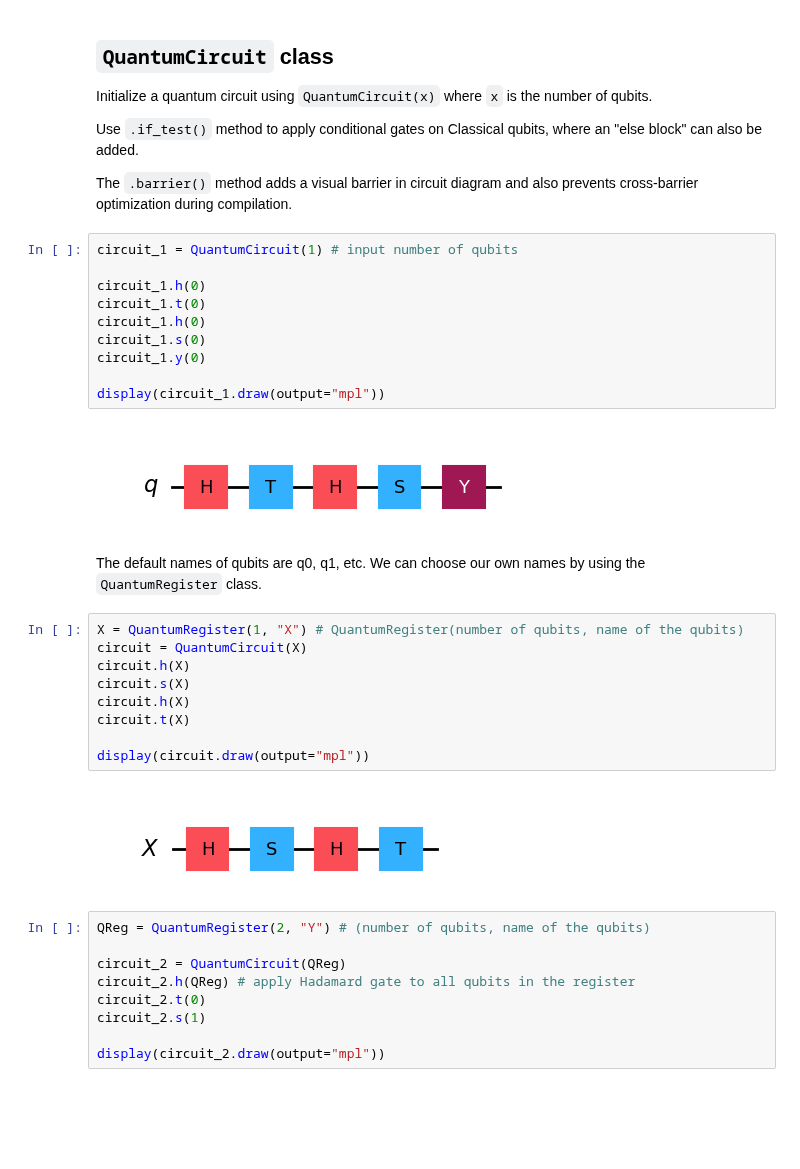
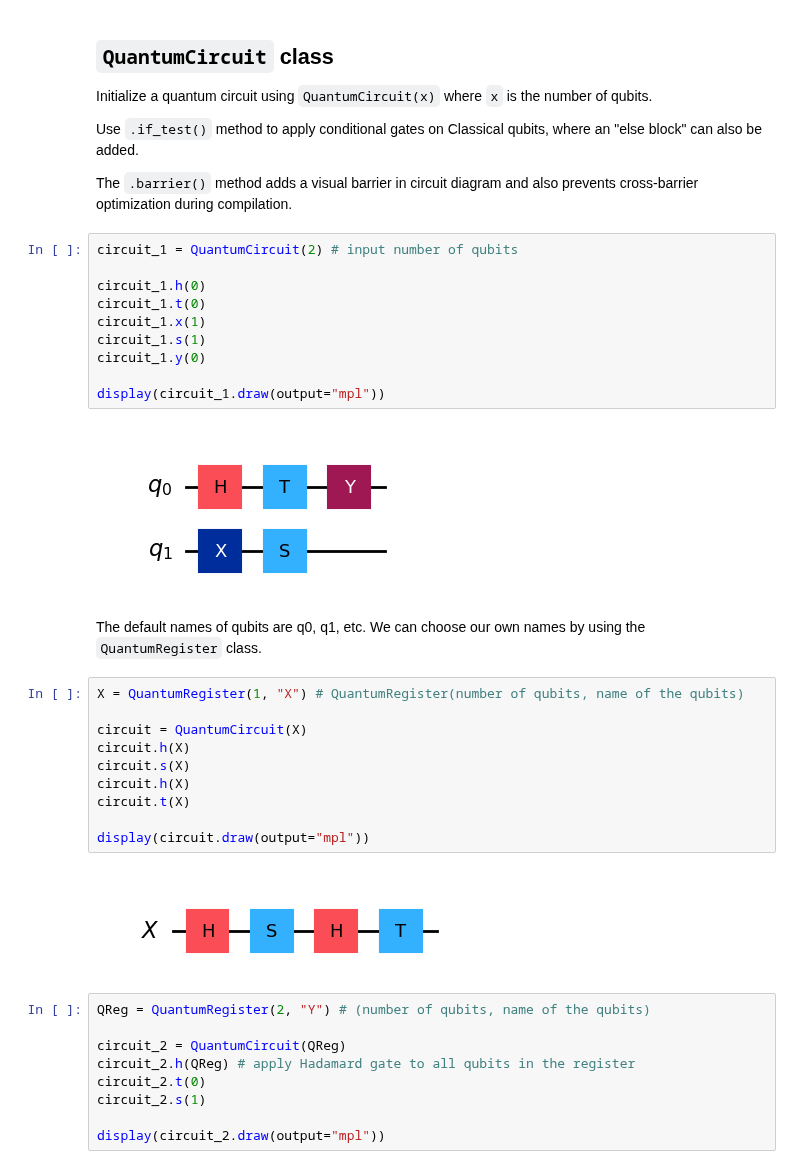
Before and after one commit to Weidsn/Quantum_Computational_Fluid_Dynamics, a Jupyter notebook: Qiskit/Qiskit_Installation_with_examples.ipynb, the cells around one changed output. Drawn from its saved outputs; the diff is of its cells as text; blank space fills up the shorter version.

```diff
--- a/Qiskit/Qiskit_Installation_with_examples.ipynb
+++ b/Qiskit/Qiskit_Installation_with_examples.ipynb
@@ -318,21 +329,22 @@ Use `.if_test()` method to apply conditional gates on Classical qubits, where an
 
 The `.barrier()` method adds a visual barrier in circuit diagram and also prevents cross-barrier optimization during compilation.
 # %%
-circuit_1 = QuantumCircuit(1) # input number of qubits
+circuit_1 = QuantumCircuit(2) # input number of qubits
 
 circuit_1.h(0)
 circuit_1.t(0)
-circuit_1.h(0)
-circuit_1.s(0)
+circuit_1.x(1)
+circuit_1.s(1)
 circuit_1.y(0)
 
 display(circuit_1.draw(output="mpl"))
 # %% [output]
-[figure, old version]
+[figure, new version]
 # %% [markdown]
 The default names of qubits are q0, q1, etc. We can choose our own names by using the `QuantumRegister` class.
 # %%
 X = QuantumRegister(1, "X") # QuantumRegister(number of qubits, name of the qubits)
+
 circuit = QuantumCircuit(X)
 circuit.h(X)
 circuit.s(X)
```
Also changed, not shown: parts of 20 cells of this notebook, 3 other files.
